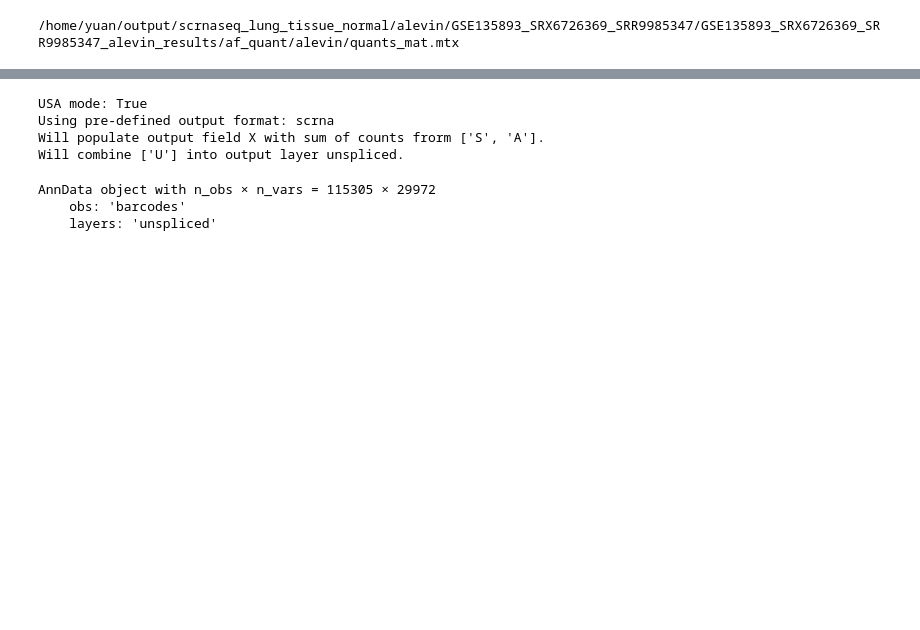
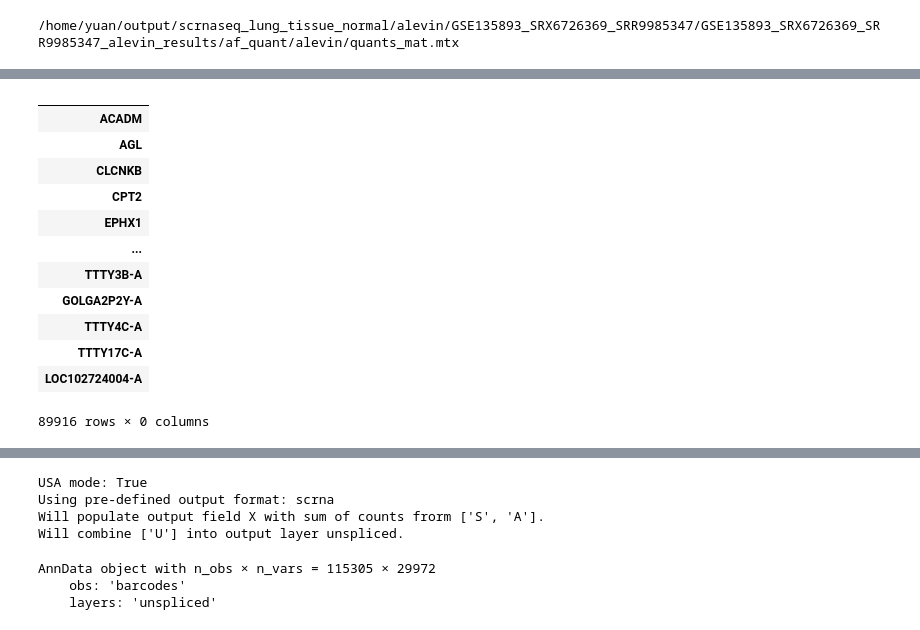
Before and after one commit to Tiezhengyuan/scrnaseq_reference, a Jupyter notebook: src/6_read_counts.ipynb, the cells around one changed output, grey strips where cells are left out. Cells and saved outputs as stored; diff of their text form; code cells hidden in the pictures; blank space fills up the shorter version.

```diff
--- a/src/6_read_counts.ipynb
+++ b/src/6_read_counts.ipynb
@@ -35,0 +77,16 @@ ann_data.to_df()
+# %%
+adata.var
+# %% [output]
+|  |
+| ACADM |
+| AGL |
+| CLCNKB |
+| CPT2 |
+| EPHX1 |
+| ... |
+| TTTY3B-A |
+| GOLGA2P2Y-A |
+| TTTY4C-A |
+| TTTY17C-A |
+| LOC102724004-A |
+89916 rows × 0 columns
```
Also changed, not shown: parts of 19 cells of this notebook, 28 other files.
